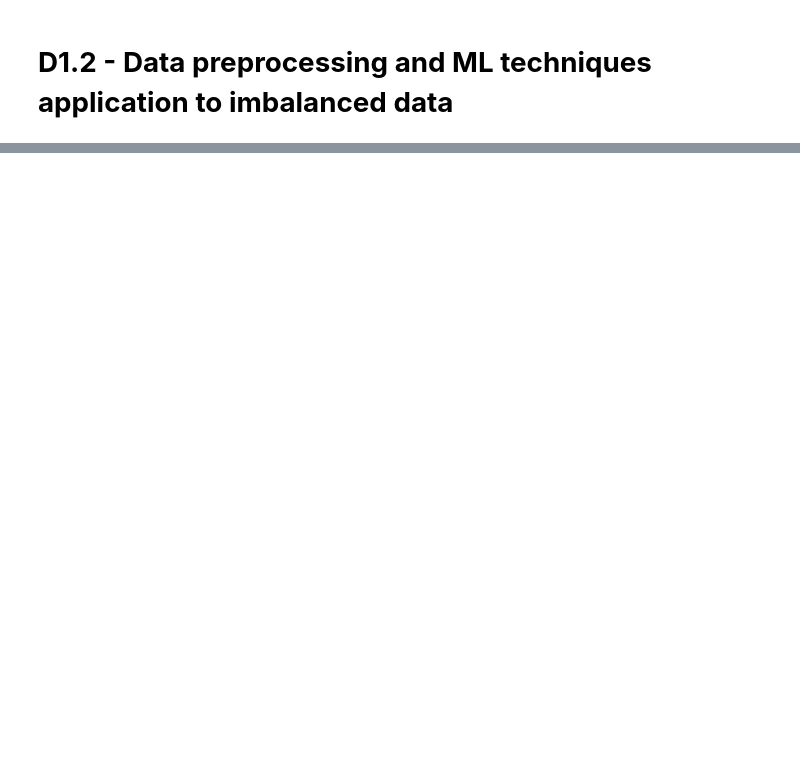
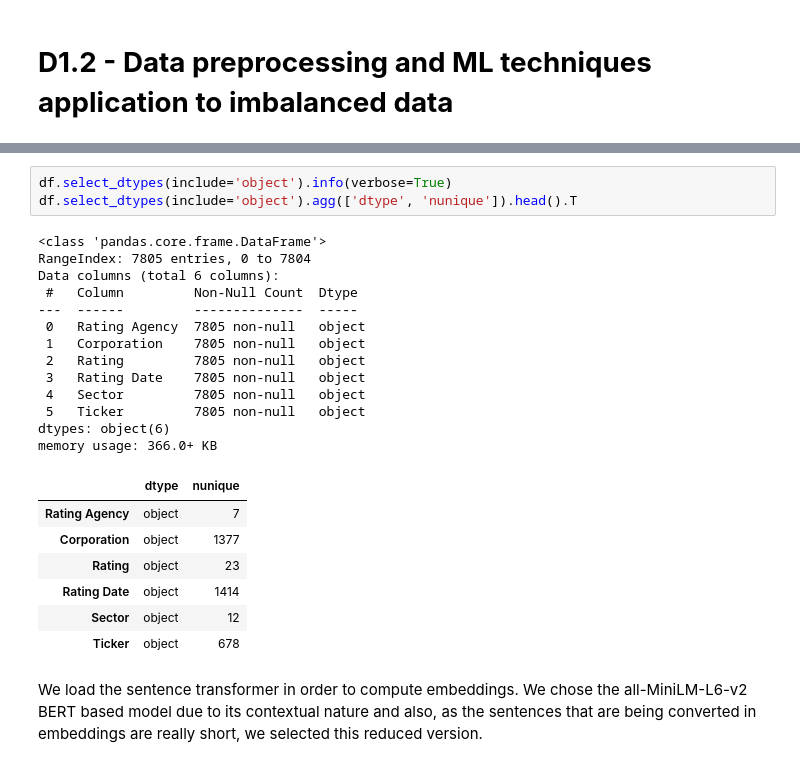
Before and after one commit to DiegoLopezAroca/Multiclass-Corporate-Credit-Rating, a Jupyter notebook: src/Multiclass_Corporate_Credit_Rating_D1_2.ipynb, the cells around one changed output, grey strips where cells are left out. Drawn from its saved outputs; the diff is of its cells as text; blank space fills up the shorter version.

```diff
--- a/src/Multiclass_Corporate_Credit_Rating_D1_2.ipynb
+++ b/src/Multiclass_Corporate_Credit_Rating_D1_2.ipynb
@@ -98,0 +81,26 @@ The biggest imbalances we can see are visible in the *Rating Agency* feature, as
+# %%
+df.select_dtypes(include='object').info(verbose=True)
+df.select_dtypes(include='object').agg(['dtype', 'nunique']).head().T
+# %% [output]
+<class 'pandas.core.frame.DataFrame'>
+RangeIndex: 7805 entries, 0 to 7804
+Data columns (total 6 columns):
+ #   Column         Non-Null Count  Dtype
+---  ------         --------------  -----
+ 0   Rating Agency  7805 non-null   object
+ 1   Corporation    7805 non-null   object
+ 2   Rating         7805 non-null   object
+ 3   Rating Date    7805 non-null   object
+ 4   Sector         7805 non-null   object
+ 5   Ticker         7805 non-null   object
+dtypes: object(6)
+memory usage: 366.0+ KB
+|  | dtype | nunique |
+| Rating Agency | object | 7 |
+| Corporation | object | 1377 |
+| Rating | object | 23 |
+| Rating Date | object | 1414 |
+| Sector | object | 12 |
+| Ticker | object | 678 |
+# %% [markdown]
+We load the sentence transformer in order to compute embeddings. We chose the all-MiniLM-L6-v2 BERT based model due to its contextual nature and also, as the sentences that are being converted in embeddings are really short, we selected this reduced version.
```
Also changed, not shown: parts of 49 cells of this notebook.
